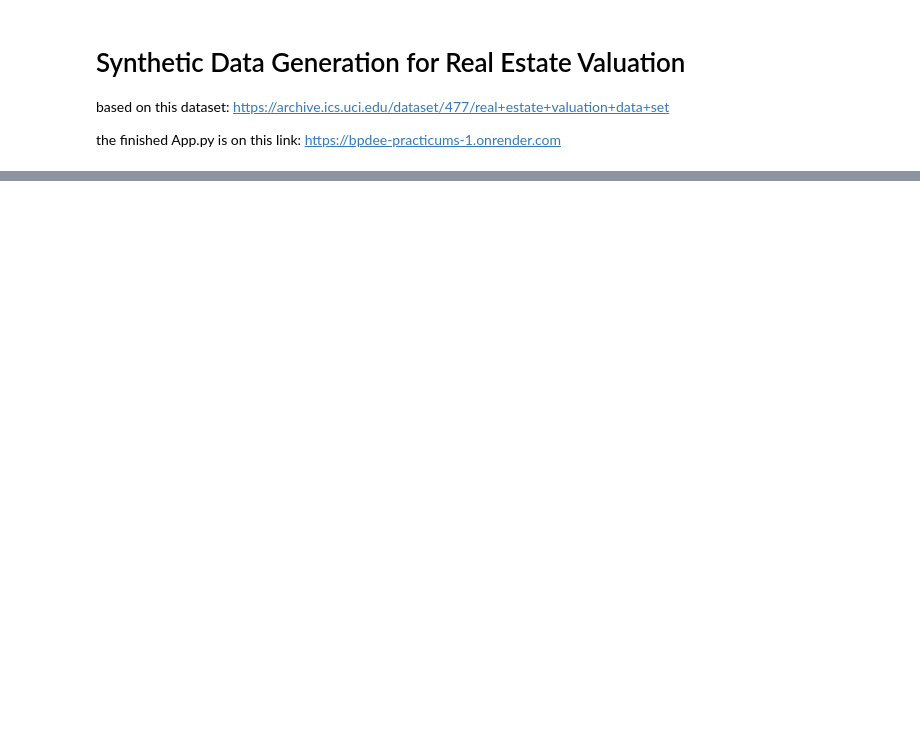
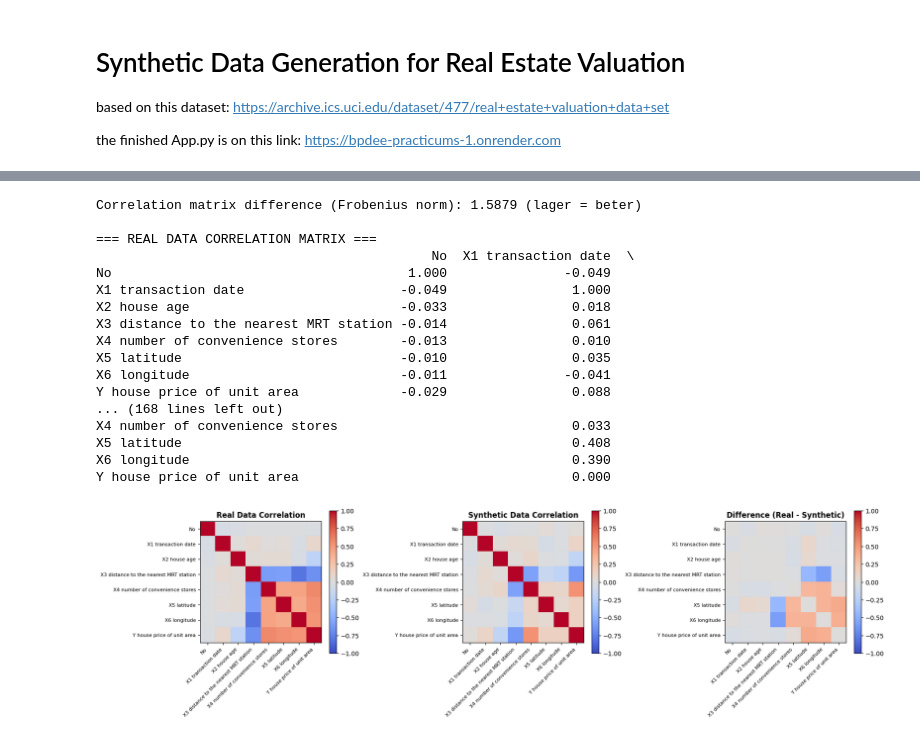
Before and after one commit to ESmids/BPDEE-Practicums, a Jupyter notebook: Opdracht3/SynthDataGen.ipynb, the cells around one changed output, grey strips where cells are left out. Drawn from its saved outputs; the diff is of its cells as text; code cells hidden in the pictures; blank space fills up the shorter version.

```diff
--- a/Opdracht3/SynthDataGen.ipynb
+++ b/Opdracht3/SynthDataGen.ipynb
@@ -65,0 +268,67 @@ max                     72.060000
+# %%
+def compare_correlations(df, synthetic_df):
+    real_corr = df.corr()
+    synth_corr = synthetic_df.corr()
+    diff_corr = real_corr - synth_corr
+    diff = np.linalg.norm(diff_corr, 'fro')
+    print(f"Correlation matrix difference (Frobenius norm): {diff:.4f} (lager = beter)")
+    print("\n=== REAL DATA CORRELATION MATRIX ===")
+    print(real_corr.round(3))
+    print("\n=== SYNTHETIC DATA CORRELATION MATRIX ===")
+    print(synth_corr.round(3))
+    print("\n=== DIFFERENCE (Real - Synthetic) ===")
+    print(diff_corr.round(3))
+
+    # Visualisatie met labels
+    fig, axes = plt.subplots(1, 3, figsize=(18, 5))
+
+    # Real correlation
+    im1 = axes[0].imshow(real_corr, cmap='coolwarm', vmin=-1, vmax=1)
+    axes[0].set_title("Real Data Correlation", fontsize=12, fontweight='bold')
+    axes[0].set_xticks(range(len(real_corr.columns)))
+    axes[0].set_yticks(range(len(real_corr.columns)))
+    axes[0].set_xticklabels(real_corr.columns, rotation=45, ha='right', fontsize=8)
+    axes[0].set_yticklabels(real_corr.columns, fontsize=8)
+    plt.colorbar(im1, ax=axes[0])
+
+    # Synthetic correlation
+    im2 = axes[1].imshow(synth_corr, cmap='coolwarm', vmin=-1, vmax=1)
+    axes[1].set_title("Synthetic Data Correlation", fontsize=12, fontweight='bold')
+    axes[1].set_xticks(range(len(synth_corr.columns)))
+    axes[1].set_yticks(range(len(synth_corr.columns)))
+    axes[1].set_xticklabels(synth_corr.columns, rotation=45, ha='right', fontsize=8)
+    axes[1].set_yticklabels(synth_corr.columns, fontsize=8)
+    plt.colorbar(im2, ax=axes[1])
+
+    # Difference
+    im3 = axes[2].imshow(diff_corr, cmap='coolwarm', vmin=-1, vmax=1)
+    axes[2].set_title("Difference (Real - Synthetic)", fontsize=12, fontweight='bold')
+    axes[2].set_xticks(range(len(diff_corr.columns)))
+    axes[2].set_yticks(range(len(diff_corr.columns)))
+    axes[2].set_xticklabels(diff_corr.columns, rotation=45, ha='right', fontsize=8)
+    axes[2].set_yticklabels(diff_corr.columns, fontsize=8)
+    plt.colorbar(im3, ax=axes[2])
+
+    plt.tight_layout()
+    plt.show()
+
+compare_correlations(df, synthetic_df)
+# %% [output]
+Correlation matrix difference (Frobenius norm): 1.5879 (lager = beter)
+
+=== REAL DATA CORRELATION MATRIX ===
+                                           No  X1 transaction date  \
+No                                      1.000               -0.049
+X1 transaction date                    -0.049                1.000
+X2 house age                           -0.033                0.018
+X3 distance to the nearest MRT station -0.014                0.061
+X4 number of convenience stores        -0.013                0.010
+X5 latitude                            -0.010                0.035
+X6 longitude                           -0.011               -0.041
+Y house price of unit area             -0.029                0.088
+... (168 lines left out)
+X4 number of convenience stores                              0.033
+X5 latitude                                                  0.408
+X6 longitude                                                 0.390
+Y house price of unit area                                   0.000
+[figure, added]
```
Also changed, not shown: parts of 19 cells of this notebook, 2 other files.
